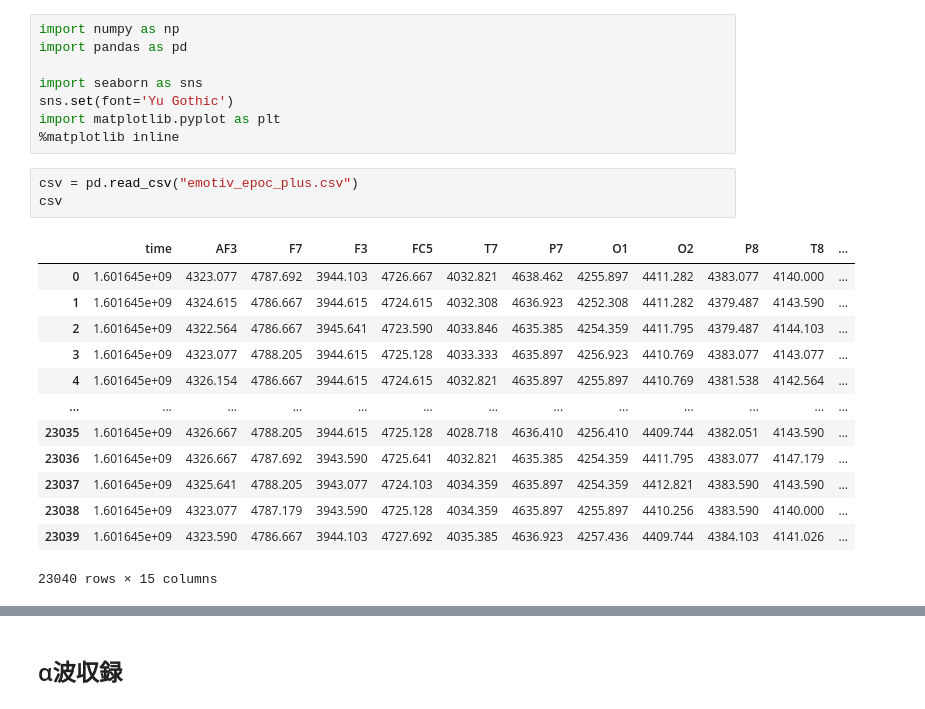
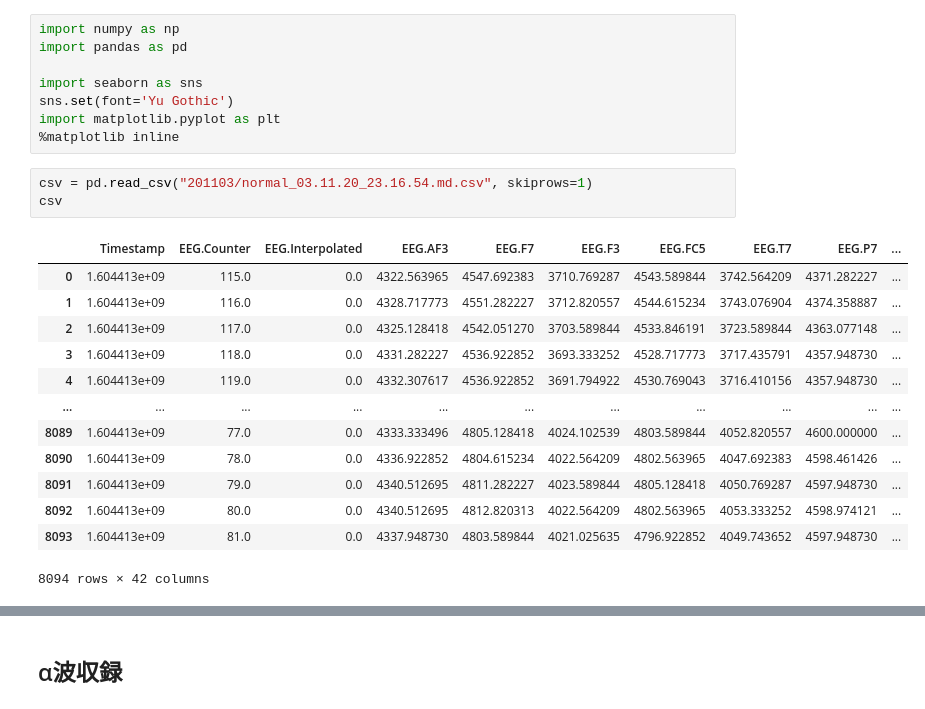
Before and after one commit to nekketsu2010/BSA_Lab, a Jupyter notebook: いろいろ/Untitled.ipynb, the cells around one changed output, grey strips where cells are left out. Drawn from its saved outputs; the diff is of its cells as text.

```diff
--- a/いろいろ/Untitled.ipynb
+++ b/いろいろ/Untitled.ipynb
@@ -7,20 +7,20 @@ sns.set(font='Yu Gothic')
 import matplotlib.pyplot as plt
 %matplotlib inline
 # %%
-csv = pd.read_csv("emotiv_epoc_plus.csv")
+csv = pd.read_csv("201103/normal_03.11.20_23.16.54.md.csv", skiprows=1)
 csv
 # %% [output]
-|  | time | AF3 | F7 | F3 | FC5 | T7 | P7 | O1 | O2 | P8 | T8 | ... |
-| 0 | 1.601645e+09 | 4323.077 | 4787.692 | 3944.103 | 4726.667 | 4032.821 | 4638.462 | 4255.897 | 4411.282 | 4383.077 | 4140.000 | ... |
-| 1 | 1.601645e+09 | 4324.615 | 4786.667 | 3944.615 | 4724.615 | 4032.308 | 4636.923 | 4252.308 | 4411.282 | 4379.487 | 4143.590 | ... |
-| 2 | 1.601645e+09 | 4322.564 | 4786.667 | 3945.641 | 4723.590 | 4033.846 | 4635.385 | 4254.359 | 4411.795 | 4379.487 | 4144.103 | ... |
-| 3 | 1.601645e+09 | 4323.077 | 4788.205 | 3944.615 | 4725.128 | 4033.333 | 4635.897 | 4256.923 | 4410.769 | 4383.077 | 4143.077 | ... |
-| 4 | 1.601645e+09 | 4326.154 | 4786.667 | 3944.615 | 4724.615 | 4032.821 | 4635.897 | 4255.897 | 4410.769 | 4381.538 | 4142.564 | ... |
-| ... | ... | ... | ... | ... | ... | ... | ... | ... | ... | ... | ... | ... |
-| 23035 | 1.601645e+09 | 4326.667 | 4788.205 | 3944.615 | 4725.128 | 4028.718 | 4636.410 | 4256.410 | 4409.744 | 4382.051 | 4143.590 | ... |
-| 23036 | 1.601645e+09 | 4326.667 | 4787.692 | 3943.590 | 4725.641 | 4032.821 | 4635.385 | 4254.359 | 4411.795 | 4383.077 | 4147.179 | ... |
-| 23037 | 1.601645e+09 | 4325.641 | 4788.205 | 3943.077 | 4724.103 | 4034.359 | 4635.897 | 4254.359 | 4412.821 | 4383.590 | 4143.590 | ... |
-| 23038 | 1.601645e+09 | 4323.077 | 4787.179 | 3943.590 | 4725.128 | 4034.359 | 4635.897 | 4255.897 | 4410.256 | 4383.590 | 4140.000 | ... |
-| 23039 | 1.601645e+09 | 4323.590 | 4786.667 | 3944.103 | 4727.692 | 4035.385 | 4636.923 | 4257.436 | 4409.744 | 4384.103 | 4141.026 | ... |
+|  | Timestamp | EEG.Counter | EEG.Interpolated | EEG.AF3 | EEG.F7 | EEG.F3 | EEG.FC5 | EEG.T7 | EEG.P7 | ... |
+| 0 | 1.604413e+09 | 115.0 | 0.0 | 4322.563965 | 4547.692383 | 3710.769287 | 4543.589844 | 3742.564209 | 4371.282227 | ... |
+| 1 | 1.604413e+09 | 116.0 | 0.0 | 4328.717773 | 4551.282227 | 3712.820557 | 4544.615234 | 3743.076904 | 4374.358887 | ... |
+| 2 | 1.604413e+09 | 117.0 | 0.0 | 4325.128418 | 4542.051270 | 3703.589844 | 4533.846191 | 3723.589844 | 4363.077148 | ... |
+| 3 | 1.604413e+09 | 118.0 | 0.0 | 4331.282227 | 4536.922852 | 3693.333252 | 4528.717773 | 3717.435791 | 4357.948730 | ... |
+| 4 | 1.604413e+09 | 119.0 | 0.0 | 4332.307617 | 4536.922852 | 3691.794922 | 4530.769043 | 3716.410156 | 4357.948730 | ... |
+| ... | ... | ... | ... | ... | ... | ... | ... | ... | ... | ... |
+| 8089 | 1.604413e+09 | 77.0 | 0.0 | 4333.333496 | 4805.128418 | 4024.102539 | 4803.589844 | 4052.820557 | 4600.000000 | ... |
+| 8090 | 1.604413e+09 | 78.0 | 0.0 | 4336.922852 | 4804.615234 | 4022.564209 | 4802.563965 | 4047.692383 | 4598.461426 | ... |
+| 8091 | 1.604413e+09 | 79.0 | 0.0 | 4340.512695 | 4811.282227 | 4023.589844 | 4805.128418 | 4050.769287 | 4597.948730 | ... |
+| 8092 | 1.604413e+09 | 80.0 | 0.0 | 4340.512695 | 4812.820313 | 4022.564209 | 4802.563965 | 4053.333252 | 4598.974121 | ... |
+| 8093 | 1.604413e+09 | 81.0 | 0.0 | 4337.948730 | 4803.589844 | 4021.025635 | 4796.922852 | 4049.743652 | 4597.948730 | ... |
-23040 rows × 15 columns
+8094 rows × 42 columns
 # %%
```
Also changed, not shown: parts of 12 cells of this notebook, 8 other files.
